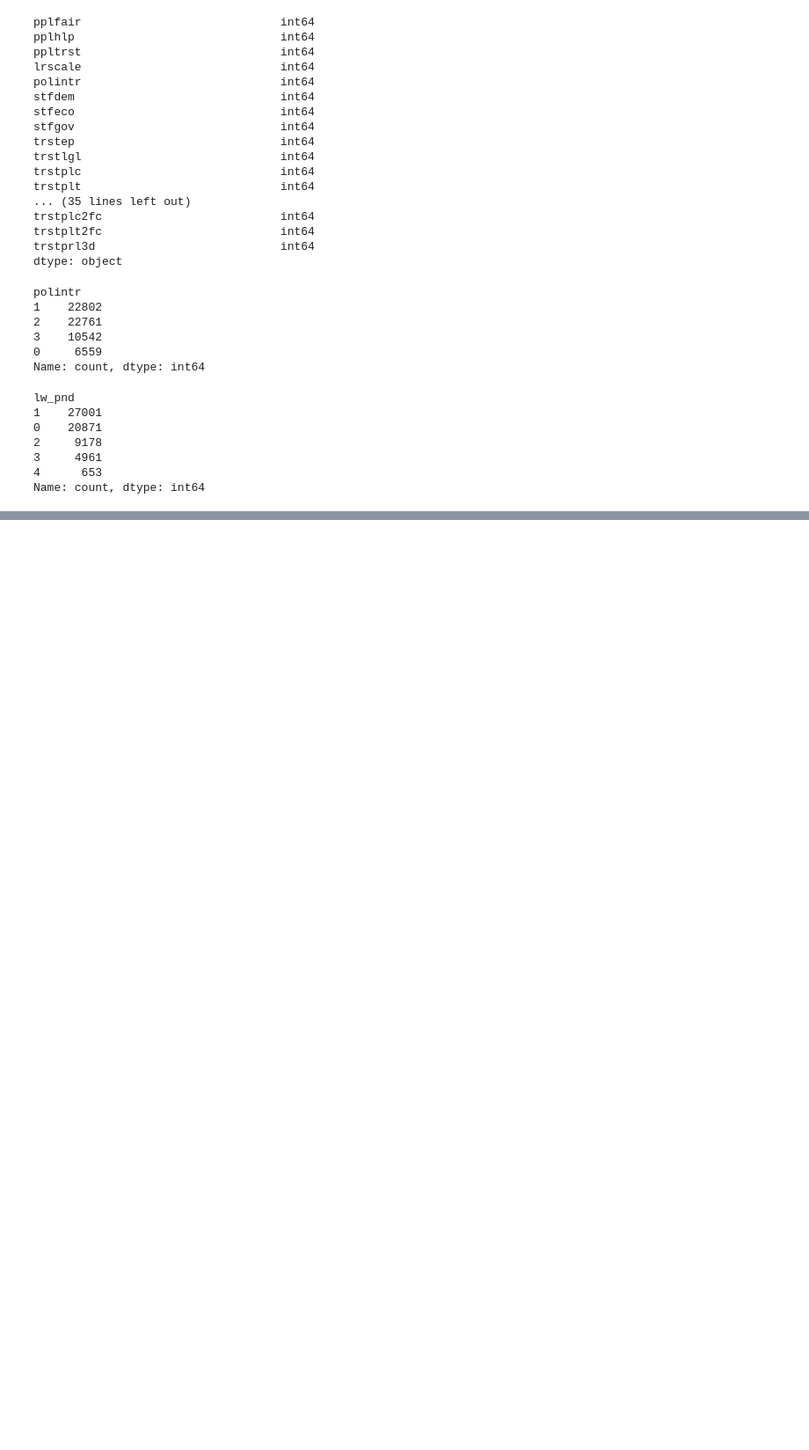
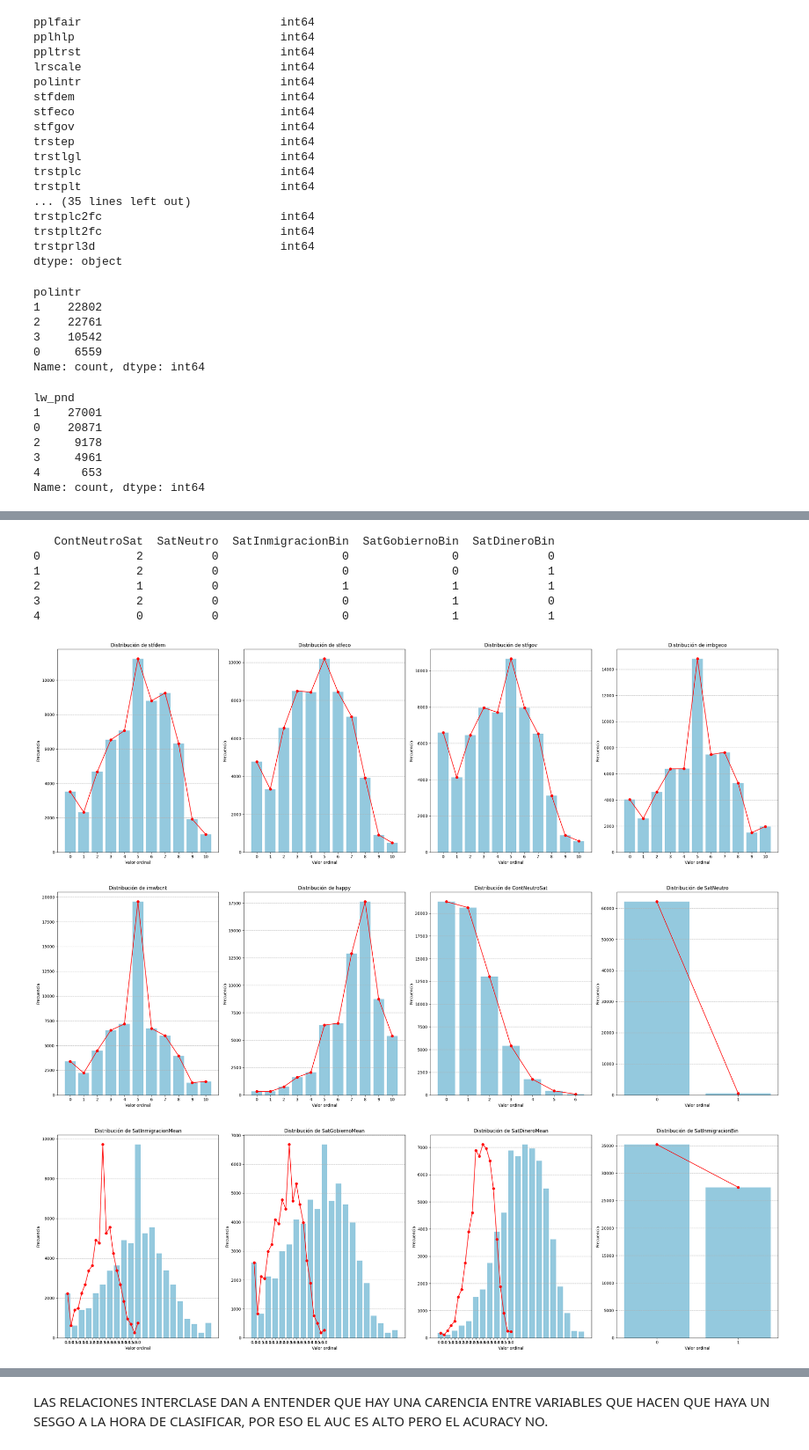
Before and after one commit to JosBerGon34/4GA.DataScience, a Jupyter notebook: src/PASO5/P5.2-FE-CAT.ipynb, the cells around one changed output, grey strips where cells are left out. Shown at 88% size. Saved outputs shown, nothing was run; the diff lists cells and outputs as text; code cells hidden in the pictures; blank space fills up the shorter version.

```diff
--- a/src/PASO5/P5.2-FE-CAT.ipynb
+++ b/src/PASO5/P5.2-FE-CAT.ipynb
@@ -119,0 +444,78 @@ Name: count, dtype: int64
+# %%
+import pandas as pd
+import numpy as np
+
+def BinarizePondSat(df, columnas_inmigracion, columnas_gobierno, columnas_dinero):
+    """
+    Crea variables binarias de satisfacción con ajuste probabilístico basado en cuartil y contador de neutralidad.
+    """
+
+    # Contador de neutralidad
+    columnas_satisfaccion_total = columnas_inmigracion + columnas_gobierno + columnas_dinero
+    df['ContNeutroSat'] = (df[columnas_satisfaccion_total] == 5).sum(axis=1)
+    df['SatNeutro'] = (df['ContNeutroSat'] >= 5).astype(int)
+
+    # Variables de media binarizadas con ajuste probabilístico basado en cuartil
+    df['SatInmigracionMean'] = df[columnas_inmigracion].mean(axis=1)
+    df['SatGobiernoMean'] = df[columnas_gobierno].mean(axis=1)
+    df['SatDineroMean'] = df[columnas_dinero].mean(axis=1)
+
+    cuartil_inmigracion = df['SatInmigracionMean'].quantile(0.5)
+    cuartil_gobierno = df['SatGobiernoMean'].quantile(0.5)
+    cuartil_dinero = df['SatDineroMean'].quantile(0.5)
+
+    def binarizar_con_roll_cuartil(row, media_columna, cuartil):
+        if media_columna == 'SatInmigracionMean':
+            columnas_grupo = columnas_inmigracion
+        elif media_columna == 'SatGobiernoMean':
+            columnas_grupo = columnas_gobierno
+        else:
+            columnas_grupo = columnas_dinero
+
+        columna_ajuste = columnas_grupo[0]  # Toma la primera columna del grupo
+
+        if row[columna_ajuste] == 5:
+            desplazamiento = abs(cuartil - row[media_columna])
+            if desplazamiento > 0:
+                probabilidad_0 = 0.5 + (desplazamiento / 10)  # Ajusta la probabilidad según el desplazamiento
+                if np.random.rand() < probabilidad_0:
+                    return 0
+                else:
+                    return 1
+            else:
+                return 0  # si el cuartil coincide con 5, asigna 0.
+        elif row[media_columna] >= cuartil:
+            return 1
+        else:
+            return 0
+
+    df['SatInmigracionBin'] = df.apply(lambda row: binarizar_con_roll_cuartil(row, 'SatInmigracionMean', cuartil_inmigracion), axis=1)
+    df['SatGobiernoBin'] = df.apply(lambda row: binarizar_con_roll_cuartil(row, 'SatGobiernoMean', cuartil_gobierno), axis=1)
+    df['SatDineroBin'] = df.apply(lambda row: binarizar_con_roll_cuartil(row, 'SatDineroMean', cuartil_dinero), axis=1)
+
+    return df
+
+# Ejemplo de uso:
+# Supongamos que tienes un DataFrame llamado 'dfsat'
+# y las columnas de satisfacción son:
+col_sat_inm = ['imbgeco', 'imwbcnt']
+col_sat_gov = ['stfgov', 'stfdem']
+col_sat_money = ['stfeco', 'happy']
+
+dfsat = BinarizePondSat(dfsat, col_sat_inm, col_sat_gov, col_sat_money)
+
+# Ahora dfsat contiene las nuevas variables binarias
+print(dfsat[['ContNeutroSat', 'SatNeutro', 'SatInmigracionBin', 'SatGobiernoBin', 'SatDineroBin']].head())
+# %% [output]
+   ContNeutroSat  SatNeutro  SatInmigracionBin  SatGobiernoBin  SatDineroBin
+0              2          0                  0               0             0
+1              2          0                  0               0             1
+2              1          0                  1               1             1
+3              2          0                  0               1             0
+4              0          0                  0               1             1
+# %%
+vistdistmult(dfsat)
+# %% [output]
+[figure, added]
+[figure, added]
+[figure, added]
@@ -119,0 +523,2 @@ Name: count, dtype: int64
+# %% [markdown]
+LAS RELACIONES INTERCLASE DAN A ENTENDER QUE HAY UNA CARENCIA ENTRE VARIABLES QUE HACEN QUE HAYA UN SESGO A LA HORA DE CLASIFICAR, POR ESO EL AUC ES ALTO PERO EL ACURACY NO.
```
Also changed, not shown: parts of 25 cells of this notebook, 2 other files.
